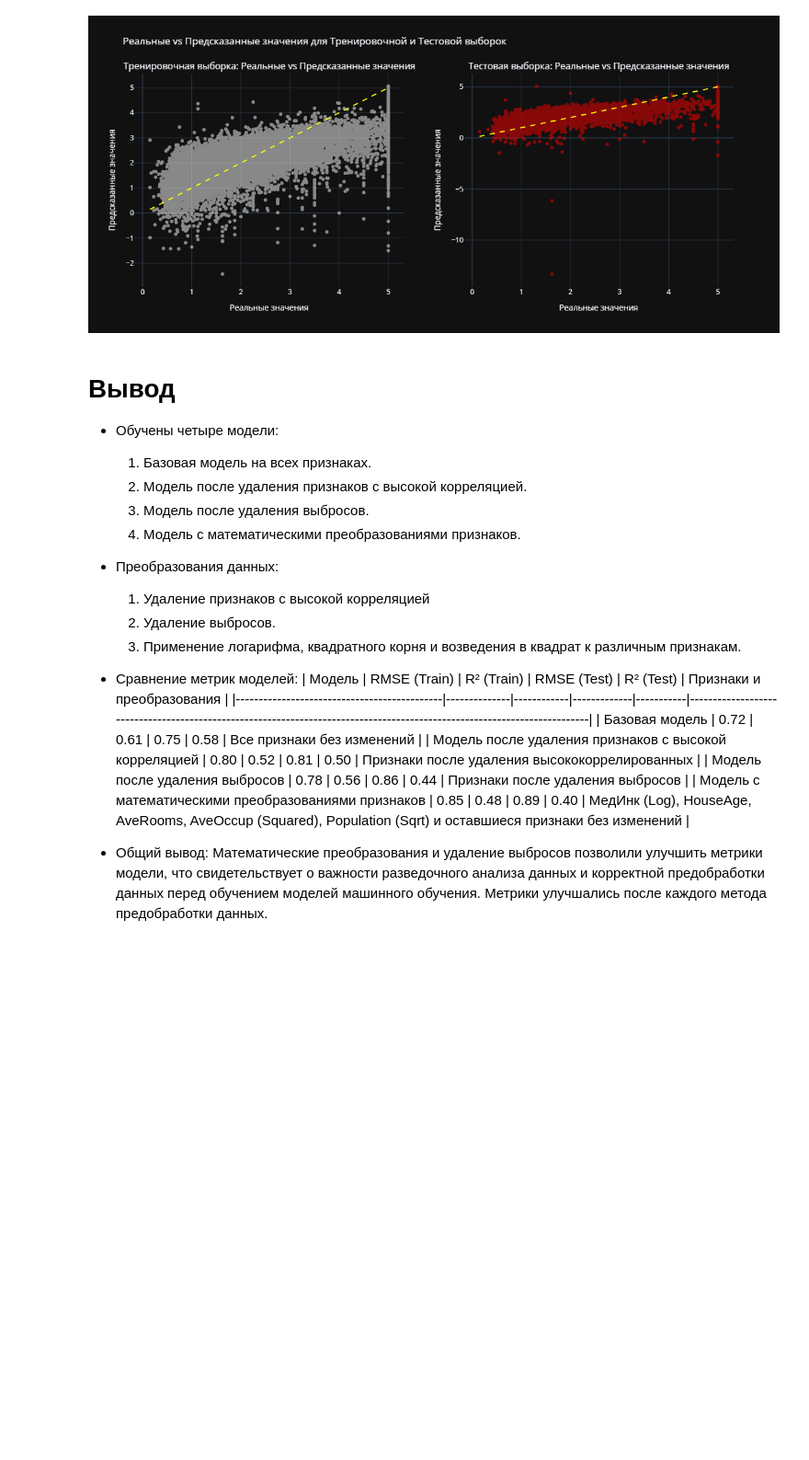
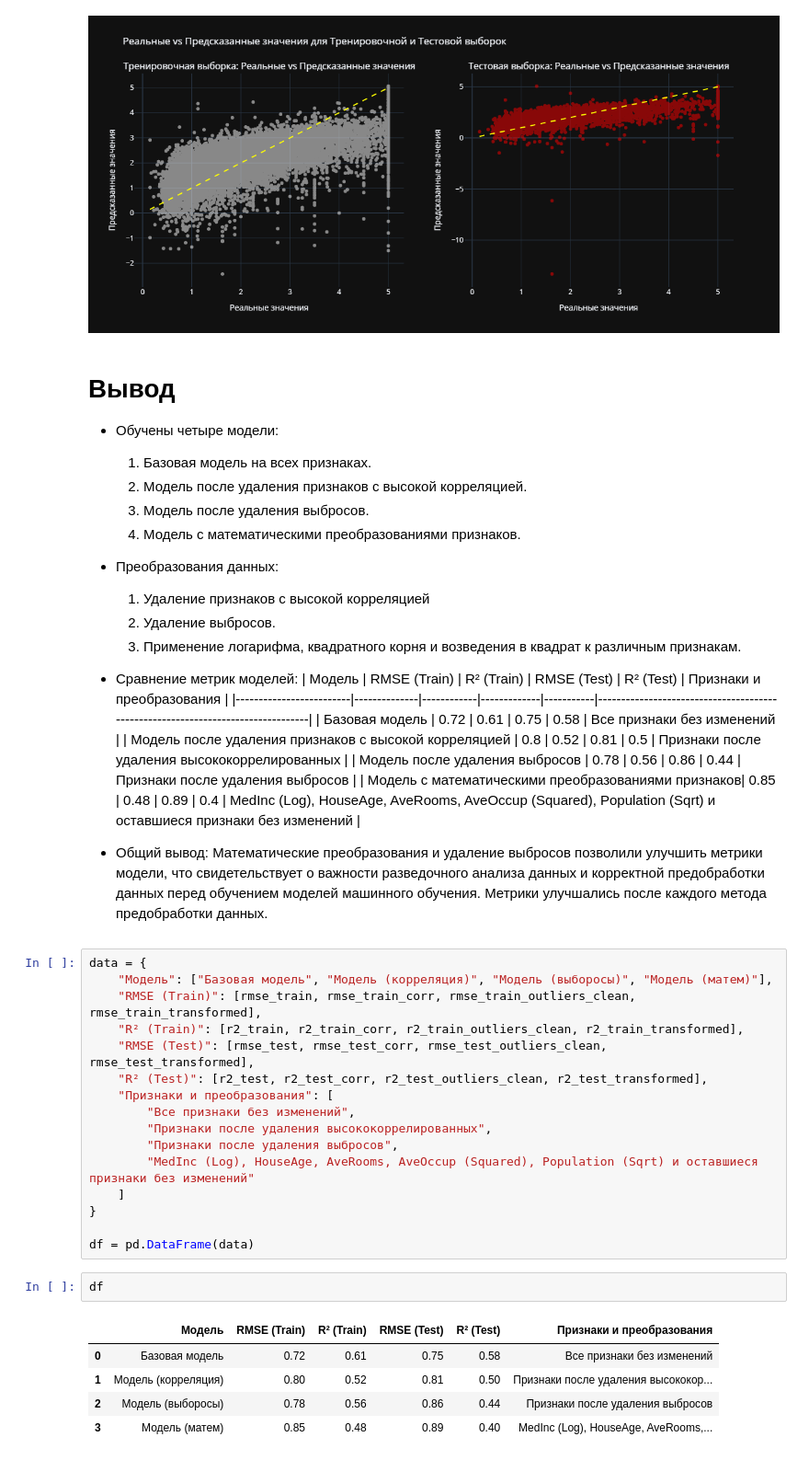
Before and after one commit to pzuboff/variables, a Jupyter notebook: variables.ipynb, the cells around one changed output. Shown at 92% size. Saved outputs shown, nothing was run; the diff lists cells and outputs as text; blank space fills up the shorter version.

```diff
--- a/variables.ipynb
+++ b/variables.ipynb
@@ -453,13 +453,37 @@ create_comparison_plot(
   3. Применение логарифма, квадратного корня и возведения в квадрат к различным признакам.
 
 - Сравнение метрик моделей:
-| Модель                                      | RMSE (Train) | R² (Train) | RMSE (Test) | R² (Test) | Признаки и преобразования                                                                                                |
-|---------------------------------------------|--------------|------------|-------------|-----------|--------------------------------------------------------------------------------------------------------------------------|
-| Базовая модель                              | 0.72         | 0.61       | 0.75        | 0.58      | Все признаки без изменений                                                                                               |
-| Модель после удаления признаков с высокой корреляцией | 0.80         | 0.52       | 0.81        | 0.50      | Признаки после удаления высококоррелированных                                                                            |
-| Модель после удаления выбросов              | 0.78         | 0.56       | 0.86        | 0.44      | Признаки после удаления выбросов                                                                                         |
-| Модель с математическими преобразованиями признаков     | 0.85         | 0.48       | 0.89        | 0.40      | МедИнк (Log), HouseAge, AveRooms, AveOccup (Squared), Population (Sqrt) и оставшиеся признаки без изменений              |
+  | Модель                  | RMSE (Train) | R² (Train) | RMSE (Test) | R² (Test) | Признаки и преобразования                                                      |
+  |-------------------------|--------------|------------|-------------|-----------|---------------------------------------------------------------------------------|
+  | Базовая модель          | 0.72          | 0.61        | 0.75         | 0.58       | Все признаки без изменений                                                      |
+  | Модель после удаления признаков с высокой корреляцией | 0.8          | 0.52        | 0.81         | 0.5       | Признаки после удаления высококоррелированных                         |
+  | Модель после удаления выбросов   | 0.78          | 0.56        | 0.86         | 0.44       | Признаки после удаления выбросов                                                |
+  | Модель с математическими преобразованиями признаков| 0.85          | 0.48        | 0.89         | 0.4       | MedInc (Log), HouseAge, AveRooms, AveOccup (Squared), Population (Sqrt) и оставшиеся признаки без изменений |
 
 
 
 - Общий вывод: Математические преобразования и удаление выбросов позволили улучшить метрики модели, что свидетельствует о важности разведочного анализа данных и корректной предобработки данных перед обучением моделей машинного обучения. Метрики улучшались после каждого метода предобработки данных.
+# %%
+data = {
+    "Модель": ["Базовая модель", "Модель (корреляция)", "Модель (выборосы)", "Модель (матем)"],
+    "RMSE (Train)": [rmse_train, rmse_train_corr, rmse_train_outliers_clean, rmse_train_transformed],
+    "R² (Train)": [r2_train, r2_train_corr, r2_train_outliers_clean, r2_train_transformed],
+    "RMSE (Test)": [rmse_test, rmse_test_corr, rmse_test_outliers_clean, rmse_test_transformed],
+    "R² (Test)": [r2_test, r2_test_corr, r2_test_outliers_clean, r2_test_transformed],
+    "Признаки и преобразования": [
+        "Все признаки без изменений",
+        "Признаки после удаления высококоррелированных",
+        "Признаки после удаления выбросов",
+        "MedInc (Log), HouseAge, AveRooms, AveOccup (Squared), Population (Sqrt) и оставшиеся признаки без изменений"
+    ]
+}
+
+df = pd.DataFrame(data)
+# %%
+df
+# %% [output]
+|  | Модель | RMSE (Train) | R² (Train) | RMSE (Test) | R² (Test) | Признаки и преобразования |
+| 0 | Базовая модель | 0.72 | 0.61 | 0.75 | 0.58 | Все признаки без изменений |
+| 1 | Модель (корреляция) | 0.80 | 0.52 | 0.81 | 0.50 | Признаки после удаления высококор... |
+| 2 | Модель (выборосы) | 0.78 | 0.56 | 0.86 | 0.44 | Признаки после удаления выбросов |
+| 3 | Модель (матем) | 0.85 | 0.48 | 0.89 | 0.40 | MedInc (Log), HouseAge, AveRooms,... |
```
